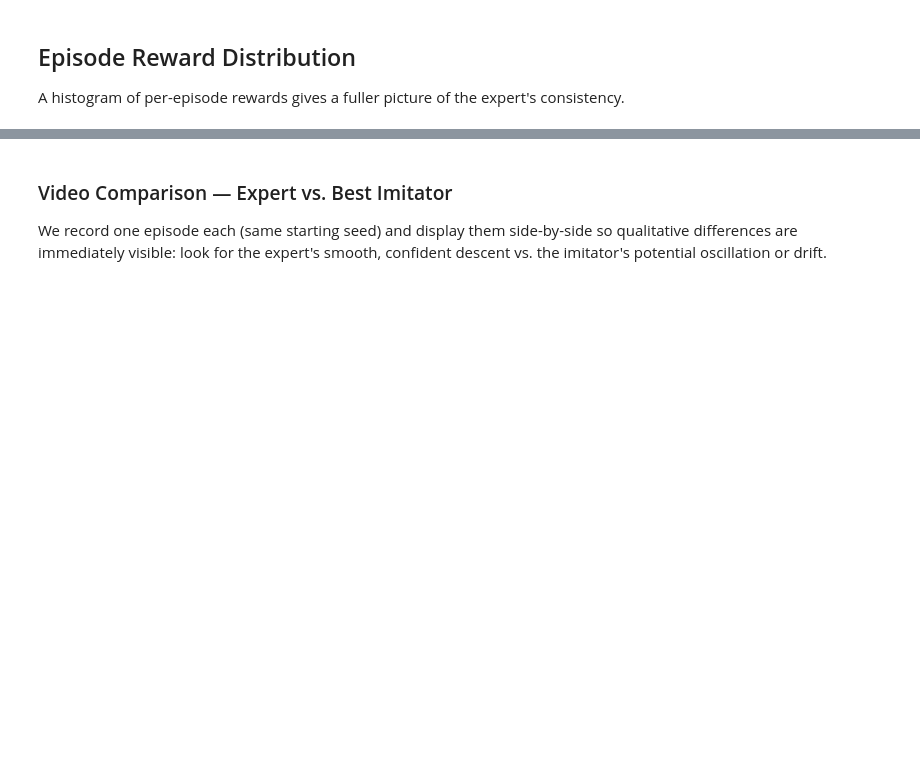
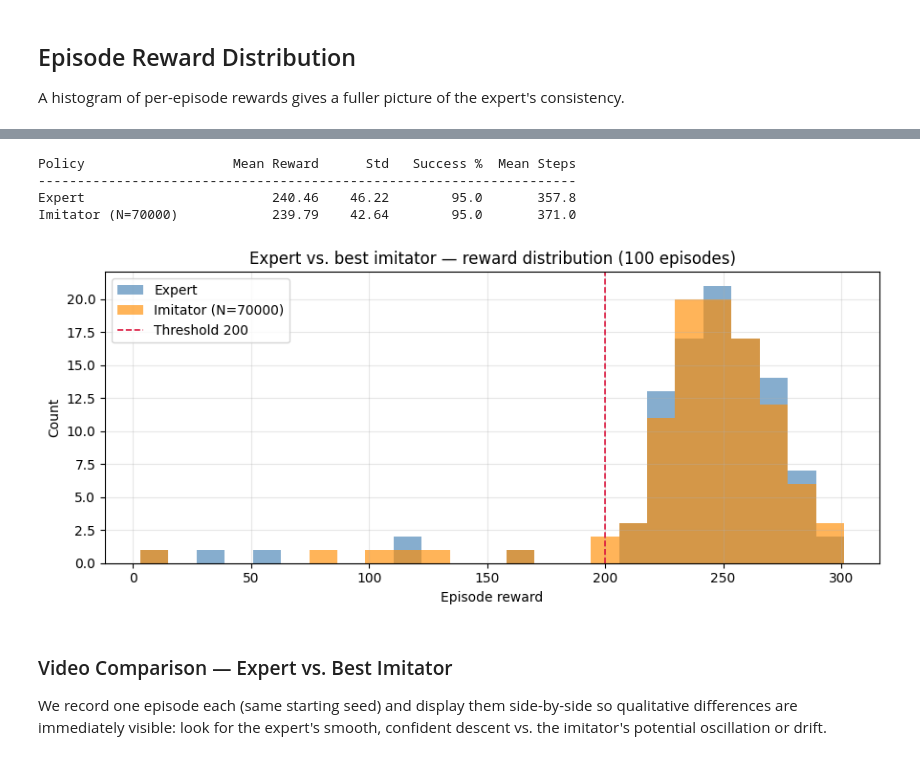
Before and after one commit to TalHibner/reinforcement-learning-imitation-learning-Assignment1, a Jupyter notebook: assignment1.ipynb, the cells around one changed output, grey strips where cells are left out. Drawn from its saved outputs; the diff is of its cells as text; code cells hidden in the pictures; blank space fills up the shorter version.

```diff
--- a/assignment1.ipynb
+++ b/assignment1.ipynb
@@ -551,3 +515,61 @@ Imitator (N=80000)            166.16   111.60        52.0       383.9
+# %%
+# Evaluate best imitator
+N = DATASET_SIZES[-1]
+best_imitator = trained_models[N]
+im_rewards, im_lengths, im_success = evaluate_imitator(best_imitator)
+
+# Re-evaluate expert with identical seeds for a fair comparison
+env = gym.make('LunarLander-v3')
+expert_model = PPO.load('models/best_model_5m')
+exp_rewards_b3, exp_lengths_b3, exp_success_b3 = [], [], []
+for episode in range(100):
+    obs, _ = env.reset(seed=200+episode)
+    total_r, steps, done = 0.0, 0, False
+    while not done:
+        action, _ = expert_model.predict(obs, deterministic=True)
+        obs, r, terminated, truncated, _ = env.step(action)
+        total_r += r
+        steps += 1;
+        done = terminated or truncated
+    exp_rewards_b3.append(total_r)
+    exp_lengths_b3.append(steps)
+    exp_success_b3.append(terminated and abs(obs[0]) <= 0.2)
+exp_rewards_b3 = np.array(exp_rewards_b3)
+exp_lengths_b3 = np.array(exp_lengths_b3)
+exp_success_b3 = np.array(exp_success_b3)
+env.close()
+
+# Summary table
+header = f'{"Policy":22s}  {"Mean Reward":>12}  {"Std":>7}  {"Success %":>10}  {"Mean Steps":>10}'
+print(header); print('-' * len(header))
+for label, rews, lens, succ in [
+    ('Expert', exp_rewards_b3, exp_lengths_b3, exp_success_b3),
+    (f'Imitator (N={N})', im_rewards, im_lengths, im_success),
+]:
+    print(f'{label:22s}  {rews.mean():12.2f}  {rews.std():7.2f}'
+          f'  {(succ).mean()*100:10.1f}  {lens.mean():10.1f}')
+
+shared_bins = np.linspace(
+    min(exp_rewards_b3.min(), im_rewards.min()),
+    max(exp_rewards_b3.max(), im_rewards.max()),
+    26,
+)
+fig, ax = plt.subplots(figsize=(9, 4))
+ax.hist(exp_rewards_b3, bins=shared_bins, alpha=0.65, color='steelblue', label='Expert')
+ax.hist(im_rewards, bins=shared_bins, alpha=0.65, color='darkorange', label=f'Imitator (N={N})')
+ax.axvline(200, color='crimson', linestyle='--', linewidth=1.2, label='Threshold 200')
+ax.set_xlabel('Episode reward'); ax.set_ylabel('Count')
+ax.set_title('Expert vs. best imitator — reward distribution (100 episodes)')
+ax.legend(); ax.grid(True, alpha=0.3)
+plt.tight_layout()
+plt.savefig('logs/b3_expert_vs_imitator.png')
+plt.show()
+# %% [output]
+Policy                   Mean Reward      Std   Success %  Mean Steps
+---------------------------------------------------------------------
+Expert                        240.46    46.22        95.0       357.8
+Imitator (N=70000)            239.79    42.64        95.0       371.0
+[figure, added]
 # %% [markdown]
 ### Video Comparison — Expert vs. Best Imitator
 
```
Also changed, not shown: parts of 31 cells of this notebook, 27 other files.
